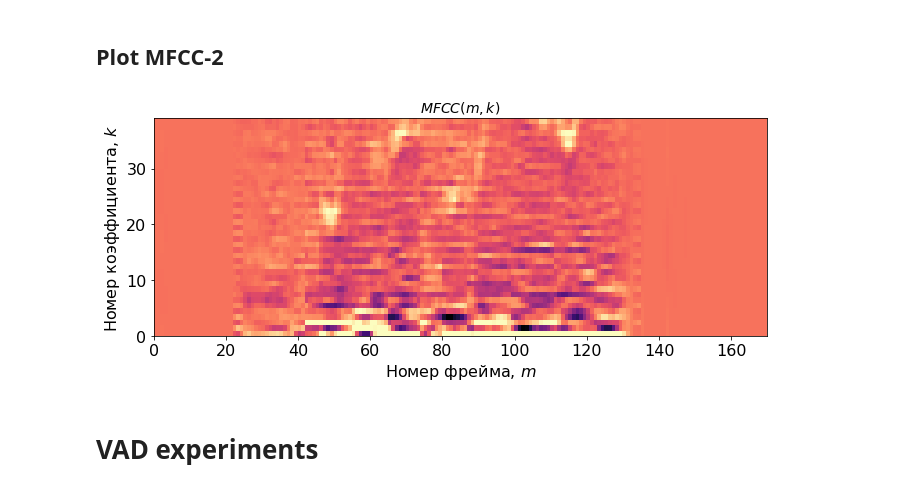
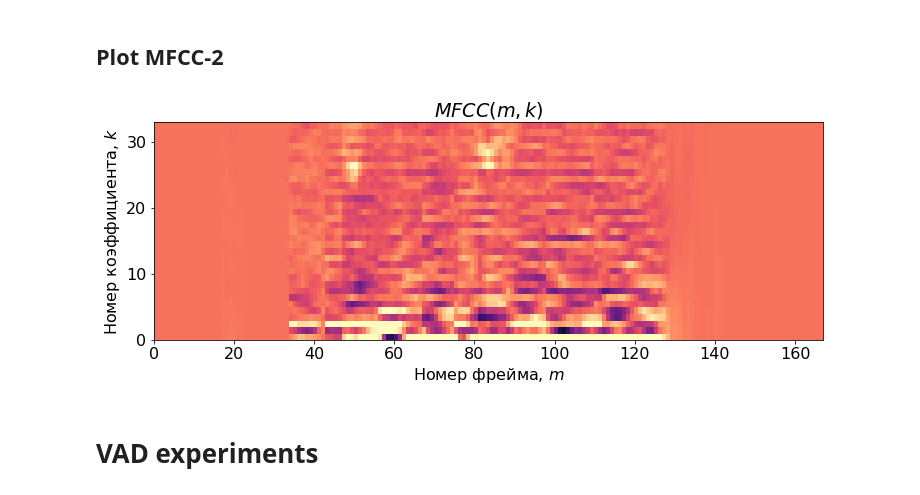
Before and after one commit to vortex2894/speech-emotion-recognition-system, a Jupyter notebook: ravdess_eda.ipynb, the cells around one changed output. Cells and saved outputs as stored; diff of their text form; code cells hidden in the pictures.

```diff
--- a/ravdess_eda.ipynb
+++ b/ravdess_eda.ipynb
@@ -221,22 +221,22 @@ plt.savefig(image_name, format='jpg', dpi=200, bbox_inches='tight', pad_inches =
 # %% [markdown]
 ## Plot MFCC-2
 # %%
-mfccs = librosa.feature.mfcc(y=y, sr=sr, n_mfcc=40)
-# VAD
+mfccs = librosa.feature.mfcc(y=y, sr=sr, n_mfcc=34)
+plt.rcParams.update({'font.size': 16})
 mfccs = mfccs[1:,:] # exclude coeff 0
 
-fig,ax=plt.subplots(figsize=(11,4))
+fig,ax=plt.subplots(figsize=(12,4))
 # plt.subplot(3,1,1)
 plt.pcolor(mfccs, cmap='magma',shading='flat')
 plt.xlabel('Номер фрейма, $m$')
 plt.ylabel('Номер коэффициента, $k$')
-plt.title('$MFCC(m,k)$',fontsize=14)
+plt.title('$MFCC(m,k)$')    # ,fontsize=14
 plt.clim((-95,40))
 
 image_name = f'Doc/figures/anger_melspectrogram.jpg'
 fig.savefig(image_name, format='jpg', dpi=220, bbox_inches='tight', pad_inches = 0.2)
 # %% [output]
-[figure, old version]
+[figure, new version]
 # %% [markdown]
 # VAD experiments
 # %%
```
Also changed, not shown: 5 other files.
